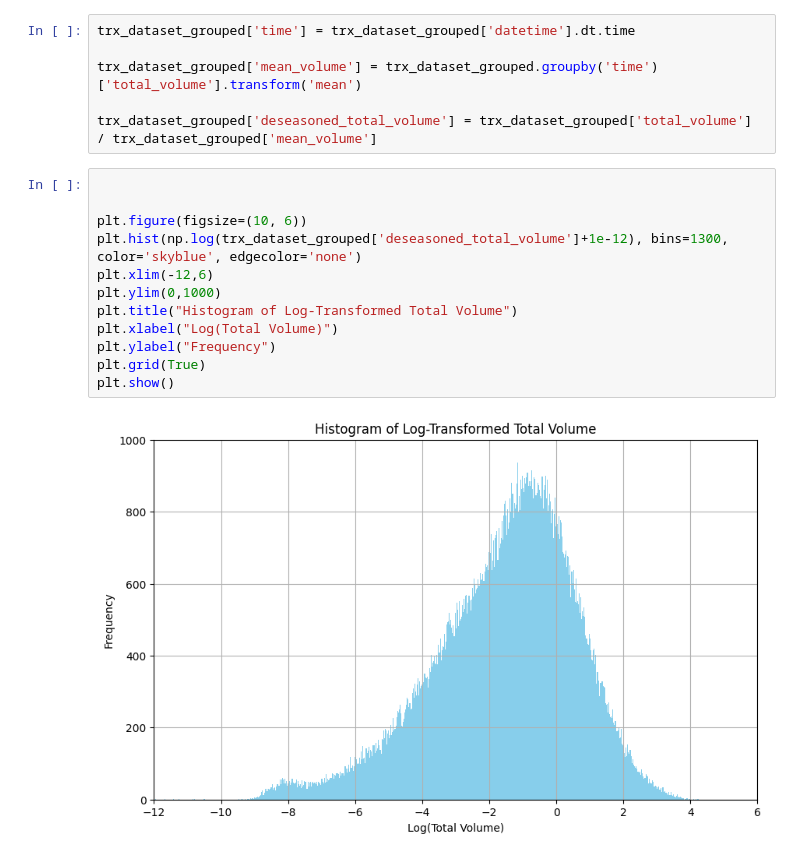
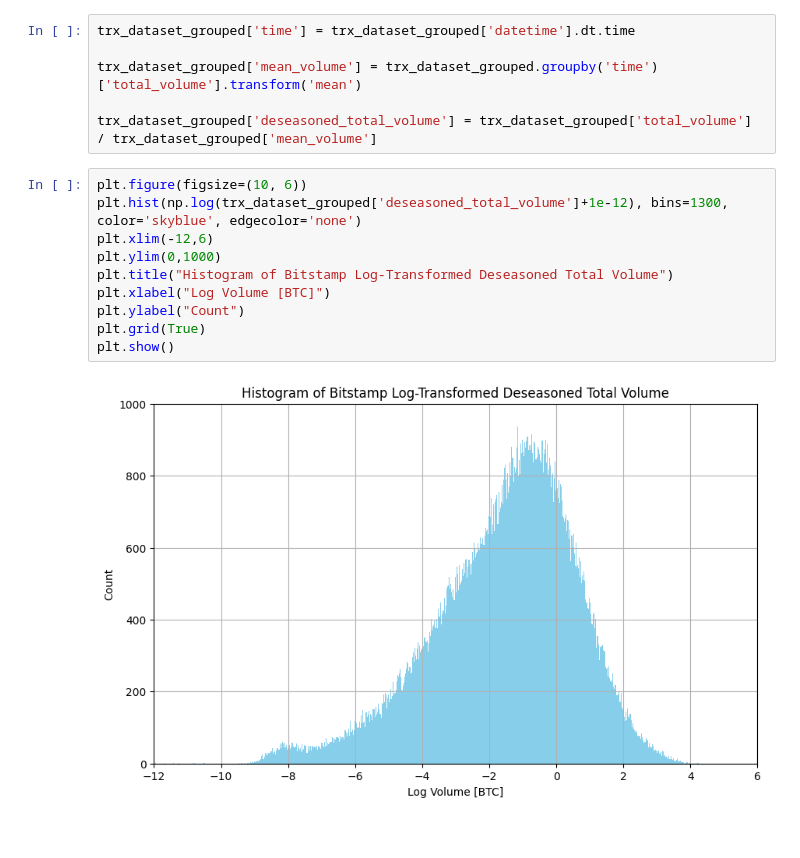
Before and after one commit to pfurjesz/MLFCS, a Jupyter notebook: EDA.ipynb, the cells around one changed output. Drawn from its saved outputs; the diff is of its cells as text.

Commit message:
minor change in plot axis

```diff
--- a/EDA.ipynb
+++ b/EDA.ipynb
@@ -173,16 +173,14 @@ trx_dataset_grouped['mean_volume'] = trx_dataset_grouped.groupby('time')['total_
 
 trx_dataset_grouped['deseasoned_total_volume'] = trx_dataset_grouped['total_volume'] / trx_dataset_grouped['mean_volume']
 # %%
-
-
 plt.figure(figsize=(10, 6))
 plt.hist(np.log(trx_dataset_grouped['deseasoned_total_volume']+1e-12), bins=1300, color='skyblue', edgecolor='none')
 plt.xlim(-12,6)
 plt.ylim(0,1000)
-plt.title("Histogram of Log-Transformed Total Volume")
-plt.xlabel("Log(Total Volume)")
-plt.ylabel("Frequency")
+plt.title("Histogram of Bitstamp Log-Transformed Deseasoned Total Volume")
+plt.xlabel("Log Volume [BTC]")
+plt.ylabel("Count")
 plt.grid(True)
 plt.show()
 # %% [output]
-[figure, old version]
+[figure, new version]
```
